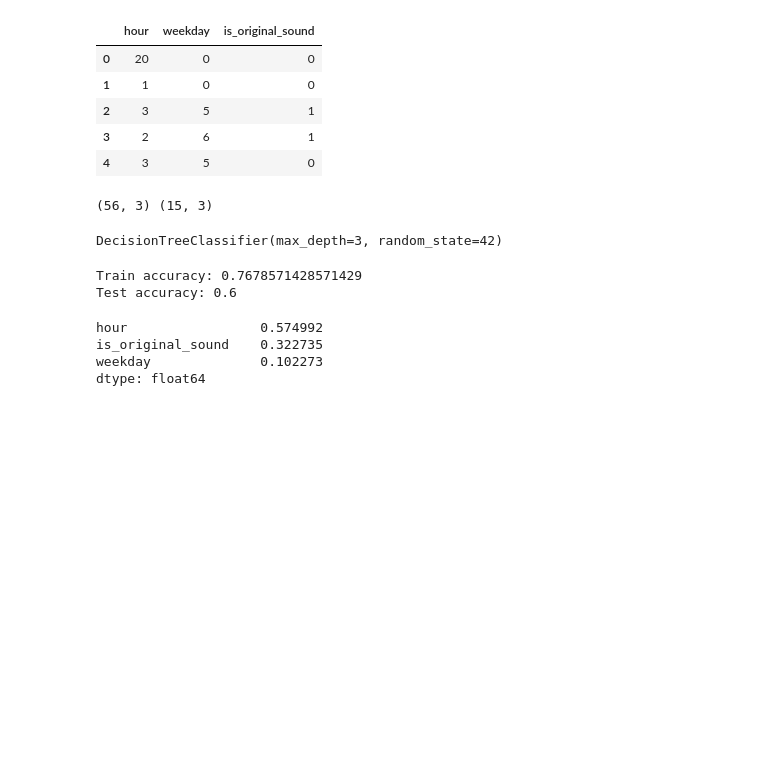
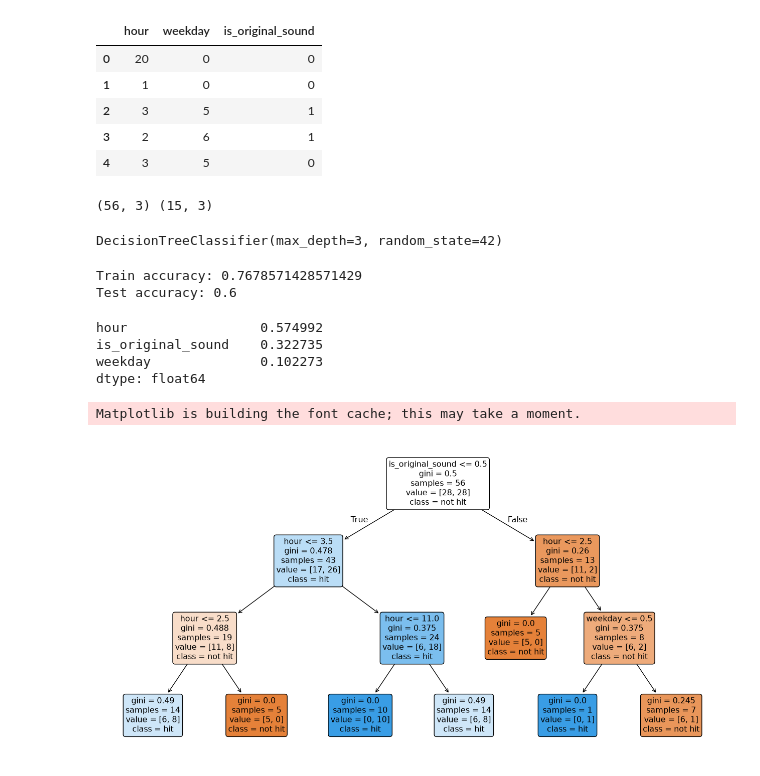
Before and after one commit to nicholassukhdeo1/TikTok_Performance_Predictor, a Jupyter notebook: model.ipynb, the cells around one changed output. Saved outputs shown, nothing was run; the diff lists cells and outputs as text; code cells hidden in the pictures; blank space fills up the shorter version.

Commit message:
plotted the model's findings. discovered that the most important prediction metric here was original sound. 11 out of 13 videos with original sounds were flops.

```diff
--- a/model.ipynb
+++ b/model.ipynb
@@ -112,3 +118,27 @@ hour                 0.574992
 is_original_sound    0.322735
 weekday              0.102273
 dtype: float64
+# %%
+# now, lets plot the model's observations.
+
+# the top layer of each box is the variable thats being questioned on in order to make the predictions.
+
+import matplotlib.pyplot as plt
+from sklearn.tree import plot_tree
+
+plt.figure(figsize=(16,8))
+
+#this plot_tree draws my DecisionTree as the yes/no flowchart.
+plot_tree(
+    model,
+
+    #this gives the boxes real words instead of numbers (booleans)
+    feature_names=features,
+    class_names=["not hit","hit"],
+    filled=True,
+    rounded=True,
+)
+plt.show()
+# %% [output]
+Matplotlib is building the font cache; this may take a moment.
+[figure, added]
```
Also changed, not shown: parts of 2 cells of this notebook.
